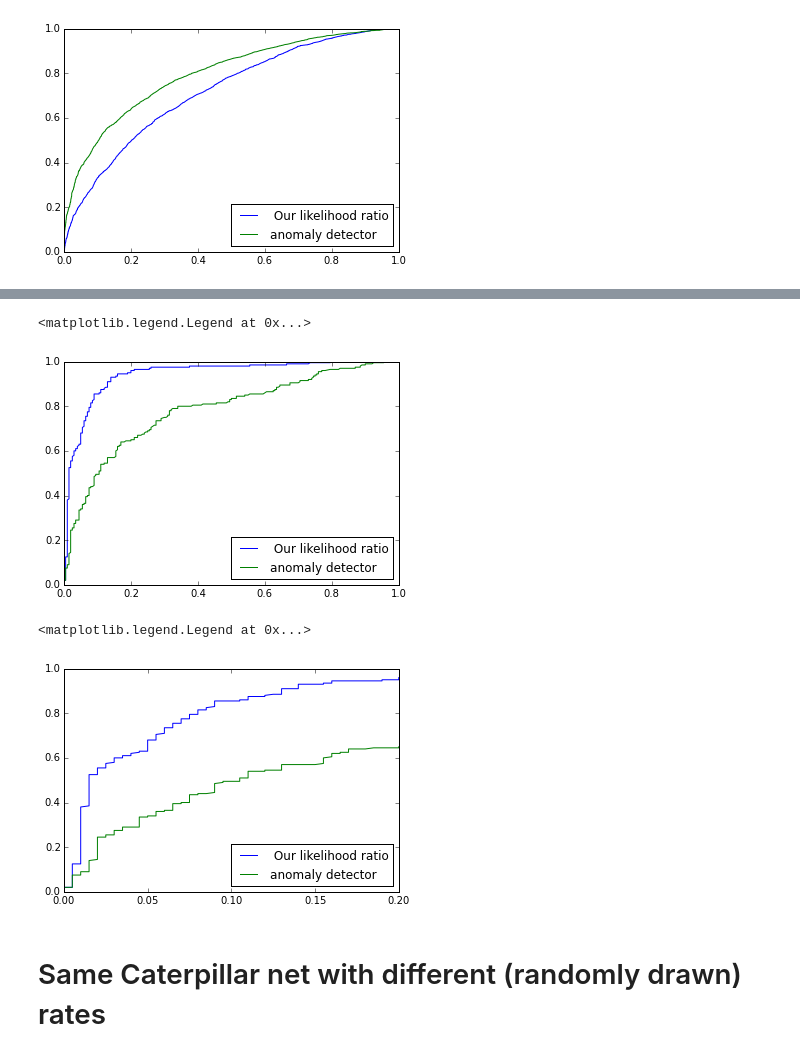
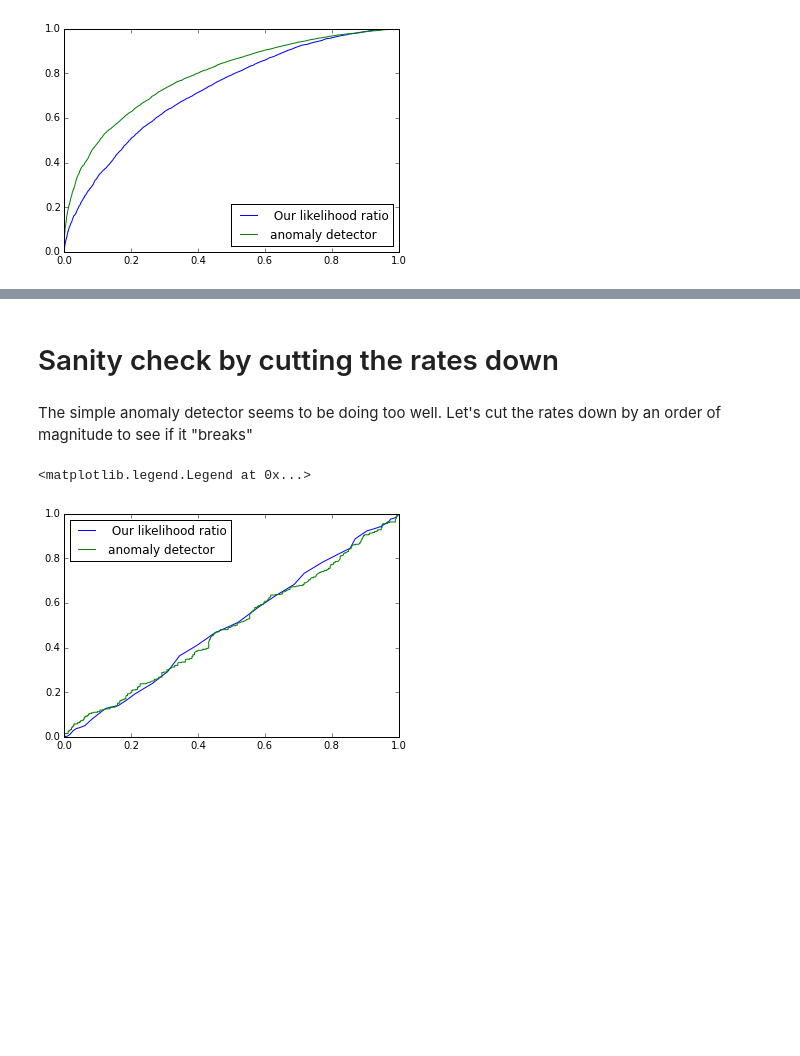
Before and after one commit to j-grana6/SFT-Nets, a Jupyter notebook: python/roc_4_8_14_2.ipynb, the cells around one changed output, grey strips where cells are left out. Saved outputs shown, nothing was run; the diff lists cells and outputs as text; code cells hidden in the pictures; blank space fills up the shorter version.

```diff
--- a/python/roc_4_8_14_2.ipynb
+++ b/python/roc_4_8_14_2.ipynb
@@ -266,9 +196,0 @@ HTML(rates[ix].to_html())
-# %%
-percore = 50
-net_input = net_2
-def f1(x):
-    return get_roc_coords(x, percore, percore, net_input, s0=s0_2 , \
-                                  T=15000, method='direct', printsteps=False)
-from multiprocessing import Pool
-p = Pool(8)
-results_2 = p.map(f1, list(np.random.randint(0, 10000, 8)))
@@ -288,9 +196,0 @@ plt.legend(loc=0)
-# %%
-percore = 50
-net_input = net_2
-def f1(x):
-    return get_roc_coords(x, percore, percore, net_input, s0=s0_2 , \
-                                  T=8000, method='direct', printsteps=False)
-from multiprocessing import Pool
-p = Pool(8)
-results_3 = p.map(f1, list(np.random.randint(0, 10000, 8)))
@@ -404,13 +384,3 @@ HTML(rates[ix].to_html())
 |  | F1 | 0.50 | 0.50 | 0.001 |
 | F1 | C | 1.00 | 1.00 | 0.001 |
 |  | E1 | 1.00 | 1.00 | 0.001 |
-# %%
-percore = 50
-net_input = net_4
-s_input = s0_4
-def f1(x):
-    return get_roc_coords(x, percore, percore, net_input, s0=s_input , \
-                                  T=2000, method='direct', printsteps=False)
-from multiprocessing import Pool
-p = Pool(8)
-results_ss = p.map(f1, list(np.random.randint(0, 10000, 8)))
@@ -562,0 +483,4 @@ HTML(rates[ix].to_html())
+# %% [markdown]
+# Sanity check by cutting the rates down
+# %% [markdown]
+The simple anomaly detector seems to be doing too well.  Let's cut the rates down by an order of magnitude to see if it "breaks"
@@ -563,34 +557,21 @@ HTML(rates[ix].to_html())
 # %%
 percore = 50
-net_input = net_big
-s_input = s0_big
+net_input = net_sanity
+s_input = s0_4
 def f1(x):
     return get_roc_coords(x, percore, percore, net_input, s0=s_input , \
-                                  T=5000, method='direct', printsteps=False)
+                                  T=1000, method='direct', directsamps=7000, printsteps=False)
 from multiprocessing import Pool
 p = Pool(8)
-results_big = p.map(f1, list(np.random.randint(0, 10000, 8)))
+results_sanity = p.map(f1, list(np.random.randint(0, 10000, 8)))
 # %%
-pos_big, neg_big = handle_parallel_res(results_big)
-our_roc_pts = np.asarray(plot_our_roc(pos_big, neg_big, .01))
-anom_roc_pts = np.asarray(plot_anomaly_roc(pos_big, neg_big, .01))
+pos_5, neg_5 = handle_parallel_res(results_sanity)
+our_roc_pts = np.asarray(plot_our_roc(pos_5, neg_5, .01))
+anom_roc_pts = np.asarray(plot_anomaly_roc(pos_5, neg_5, .01))
 plot(our_roc_pts[:,0], our_roc_pts[:,1], label =' Our likelihood ratio')
 plot(anom_roc_pts[:,0], anom_roc_pts[:,1], label = 'anomaly detector')
 plt.xlim(0,1)
 plt.legend(loc=0)
 # %% [output]
 <matplotlib.legend.Legend at 0x...>
-[figure, old version]
+[figure, new version]
-# %%
-pos_big, neg_big = handle_parallel_res(results_big)
-our_roc_pts = np.asarray(plot_our_roc(pos_big, neg_big, .01))
-anom_roc_pts = np.asarray(plot_anomaly_roc(pos_big, neg_big, .01))
-plot(our_roc_pts[:,0], our_roc_pts[:,1], label =' Our likelihood ratio')
-plot(anom_roc_pts[:,0], anom_roc_pts[:,1], label = 'anomaly detector')
-plt.xlim(0,.2)
-plt.legend(loc=0)
-# %% [output]
-<matplotlib.legend.Legend at 0x...>
-[figure, removed]
-# %% [markdown]
-# Same Caterpillar net with different (randomly drawn) rates
```
Also changed, not shown: parts of 43 cells of this notebook.
